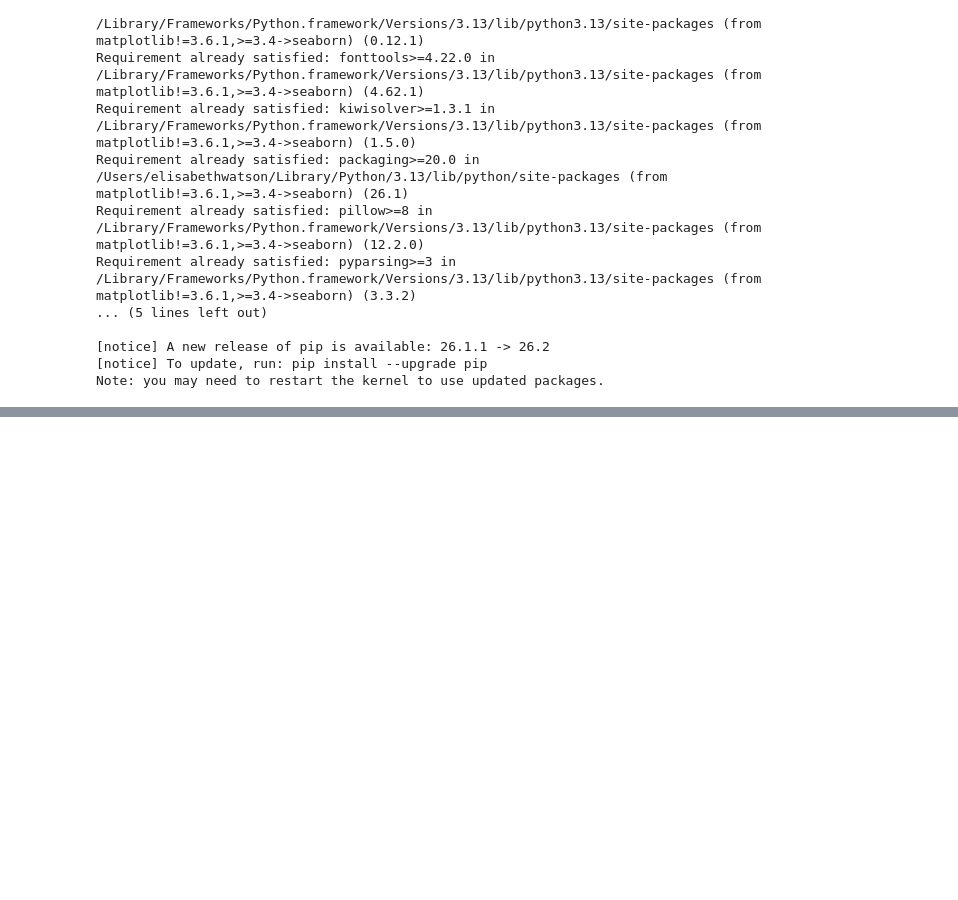
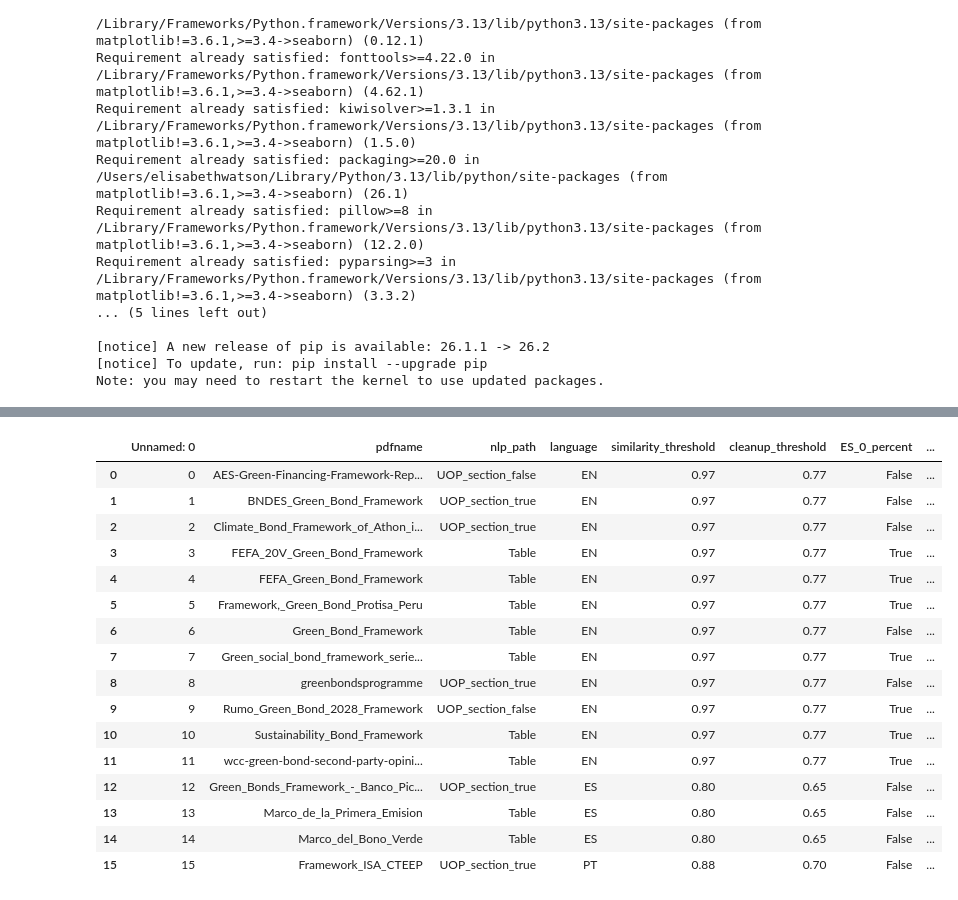
Before and after one commit to emw9805-notabot/ADSCert_project_Watson, a Jupyter notebook: Eval_metrics_MBL.ipynb, the cells around one changed output, grey strips where cells are left out. Cells and saved outputs as stored; diff of their text form; code cells hidden in the pictures; blank space fills up the shorter version.

```diff
--- a/Eval_metrics_MBL.ipynb
+++ b/Eval_metrics_MBL.ipynb
@@ -1309,0 +150,20 @@ Name: num_cats_diff, dtype: float64
+# %%
+pred_test_df
+# %% [output]
+|  | Unnamed: 0 | pdfname | nlp_path | language | similarity_threshold | cleanup_threshold | ES_0_percent | ... |
+| 0 | 0 | AES-Green-Financing-Framework-Rep... | UOP_section_false | EN | 0.97 | 0.77 | False | ... |
+| 1 | 1 | BNDES_Green_Bond_Framework | UOP_section_true | EN | 0.97 | 0.77 | False | ... |
+| 2 | 2 | Climate_Bond_Framework_of_Athon_i... | UOP_section_true | EN | 0.97 | 0.77 | False | ... |
+| 3 | 3 | FEFA_20V_Green_Bond_Framework | Table | EN | 0.97 | 0.77 | True | ... |
+| 4 | 4 | FEFA_Green_Bond_Framework | Table | EN | 0.97 | 0.77 | True | ... |
+| 5 | 5 | Framework,_Green_Bond_Protisa_Peru | Table | EN | 0.97 | 0.77 | True | ... |
+| 6 | 6 | Green_Bond_Framework | Table | EN | 0.97 | 0.77 | False | ... |
+| 7 | 7 | Green_social_bond_framework_serie... | Table | EN | 0.97 | 0.77 | True | ... |
+| 8 | 8 | greenbondsprogramme | UOP_section_true | EN | 0.97 | 0.77 | False | ... |
+| 9 | 9 | Rumo_Green_Bond_2028_Framework | UOP_section_false | EN | 0.97 | 0.77 | True | ... |
+| 10 | 10 | Sustainability_Bond_Framework | Table | EN | 0.97 | 0.77 | True | ... |
+| 11 | 11 | wcc-green-bond-second-party-opini... | Table | EN | 0.97 | 0.77 | True | ... |
+| 12 | 12 | Green_Bonds_Framework_-_Banco_Pic... | UOP_section_true | ES | 0.80 | 0.65 | False | ... |
+| 13 | 13 | Marco_de_la_Primera_Emision | Table | ES | 0.80 | 0.65 | False | ... |
+| 14 | 14 | Marco_del_Bono_Verde | Table | ES | 0.80 | 0.65 | False | ... |
+| 15 | 15 | Framework_ISA_CTEEP | UOP_section_true | PT | 0.88 | 0.70 | False | ... |
```
Also changed, not shown: parts of 88 cells of this notebook, 2 other files.
